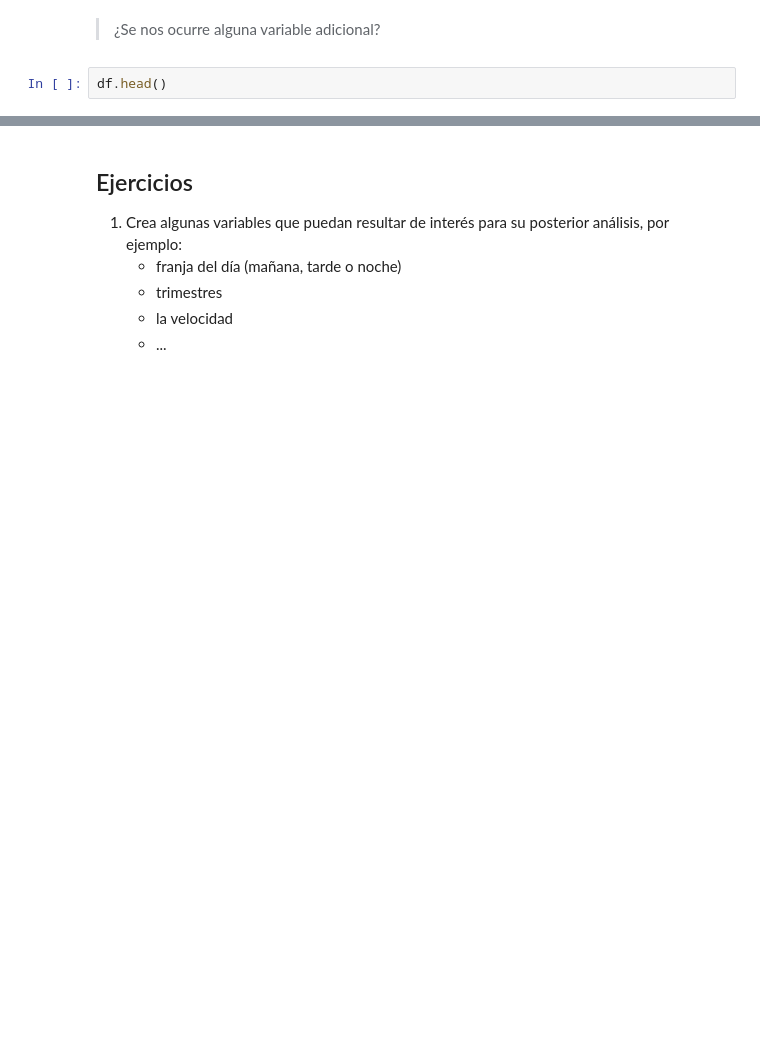
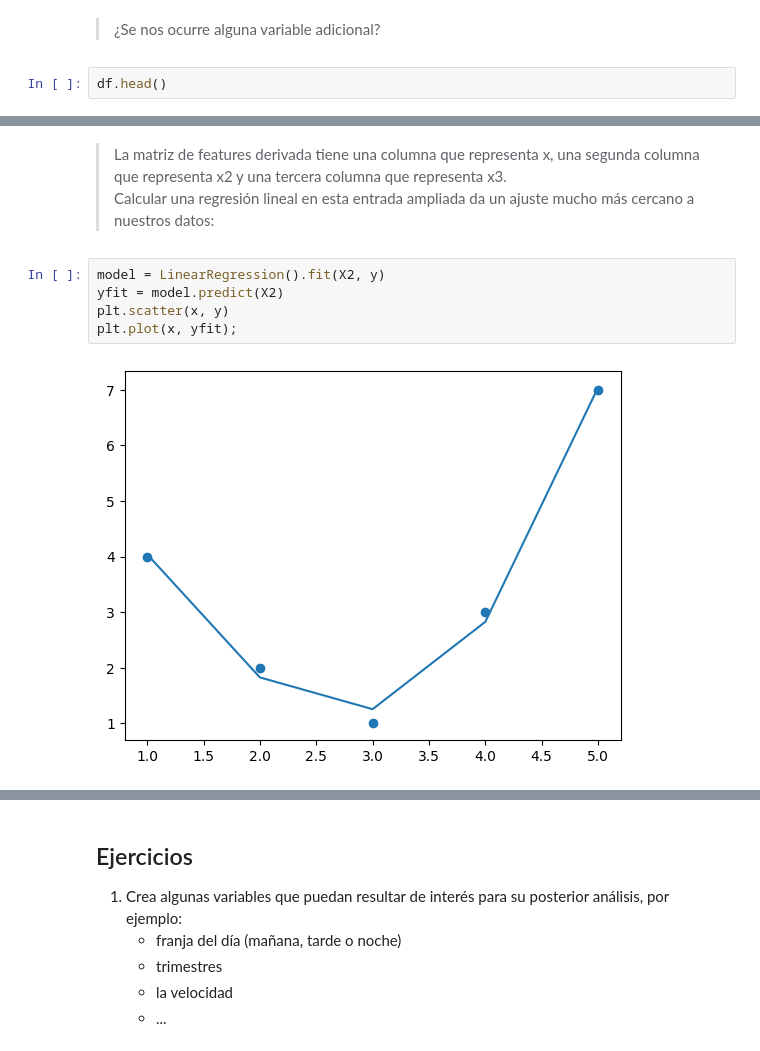
Before and after one commit to ricardoahumada/-Pythor_for_Data_Science, a Jupyter notebook: cap1/1.3.Introduccion_a_Scikitlearn.ipynb, the cells around one changed output, grey strips where cells are left out. Cells and saved outputs as stored; diff of their text form; blank space fills up the shorter version.

```diff
--- a/cap1/1.3.Introduccion_a_Scikitlearn.ipynb
+++ b/cap1/1.3.Introduccion_a_Scikitlearn.ipynb
@@ -139,0 +803,10 @@ df.head()
+# %% [markdown]
+>La matriz de features derivada tiene una columna que representa x, una segunda columna que representa x2 y una tercera columna que representa x3. \
+Calcular una regresión lineal en esta entrada ampliada da un ajuste mucho más cercano a nuestros datos:
+# %%
+model = LinearRegression().fit(X2, y)
+yfit = model.predict(X2)
+plt.scatter(x, y)
+plt.plot(x, yfit);
+# %% [output]
+[figure, added]
```
Also changed, not shown: parts of 111 cells of this notebook, 3 other files.
